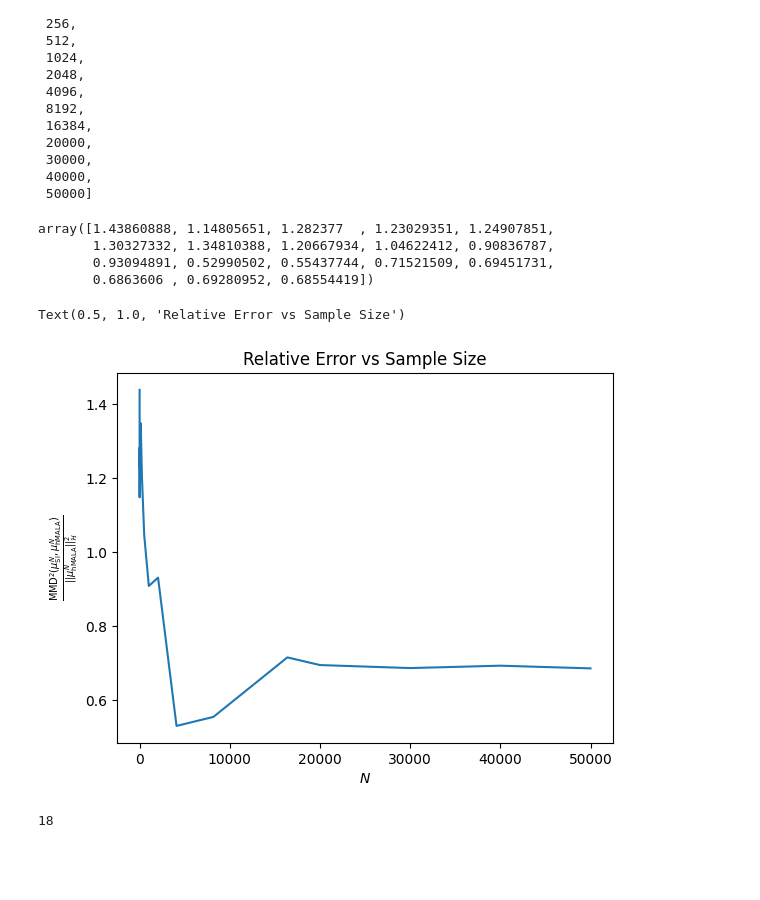
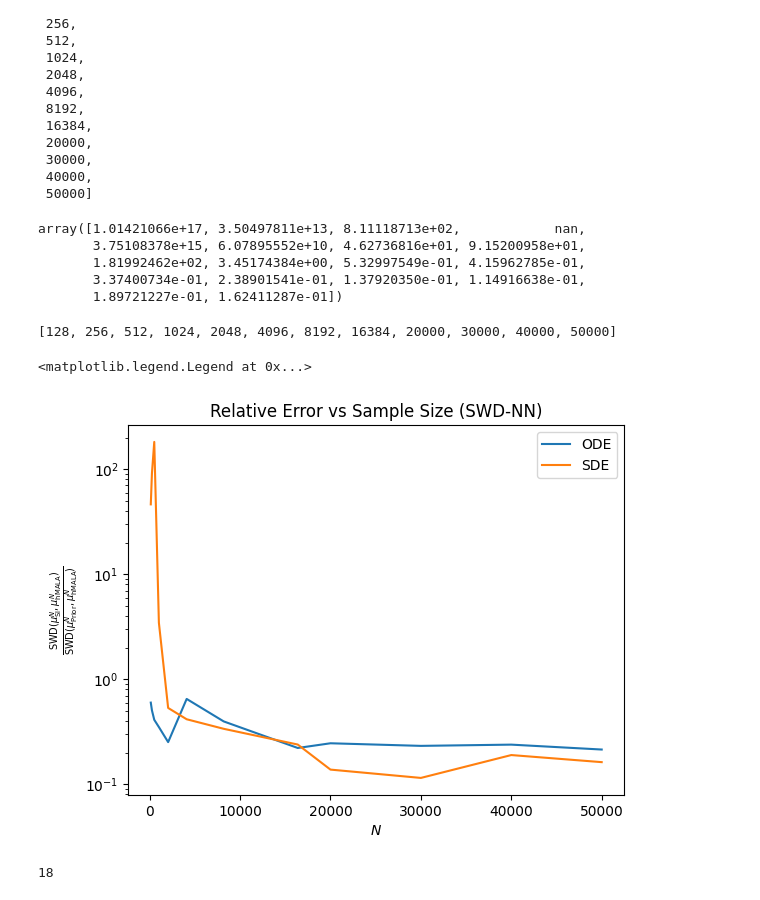
Before and after one commit to abjohnson117/TransportVsMcmcExperiments, a Jupyter notebook: poisson/convergence_testing.ipynb, the cells around one changed output. Cells and saved outputs as stored; diff of their text form; code cells hidden in the pictures; blank space fills up the shorter version.

```diff
--- a/poisson/convergence_testing.ipynb
+++ b/poisson/convergence_testing.ipynb
@@ -91,13 +91,14 @@ print(f"This is the median heuristic bandwidth: {gamma}")
 This is the median heuristic bandwidth: 0.030763771874723837
 # %%
 input_root = "convergence_results/run_00"
-input_dir = os.path.join(input_root, "nn_sample_convergence.npy")
-input_dir2 = os.path.join(input_root, "nn_sample_convergence_rel_error.npy")
+input_root2 = "convergence_results_sde/run_00"
+input_dir = os.path.join(input_root, "nn_sample_convergence_rel_error.npy")
+input_dir2 = os.path.join(input_root2, "nn_sample_convergence_rel_error.npy")
 
 u0_pca = np.load(os.path.join(input_root, "u_samps_0.npy"))
 u1_pca = np.load(os.path.join(input_root, "u_samps_1.npy"))
-mmd_array_nn = np.load(input_dir)
-rel_error_array = np.load(input_dir2)
+rel_error_array = np.load(input_dir)
+rel_error_array_sde = np.load(input_dir2)
 sample_no_list = [2**i for i in range(1, 15)]
 sample_no_list.append(20000)
 sample_no_list.append(30000)
@@ -125,24 +126,31 @@ sample_no_list
  40000,
  50000]
 # %%
-rel_error_array
+rel_error_array_sde
 # %% [output]
-array([1.43860888, 1.14805651, 1.282377  , 1.23029351, 1.24907851,
-       1.30327332, 1.34810388, 1.20667934, 1.04622412, 0.90836787,
-       0.93094891, 0.52990502, 0.55437744, 0.71521509, 0.69451731,
-       0.6863606 , 0.69280952, 0.68554419])
+array([1.01421066e+17, 3.50497811e+13, 8.11118713e+02,            nan,
+       3.75108378e+15, 6.07895552e+10, 4.62736816e+01, 9.15200958e+01,
+       1.81992462e+02, 3.45174384e+00, 5.32997549e-01, 4.15962785e-01,
+       3.37400734e-01, 2.38901541e-01, 1.37920350e-01, 1.14916638e-01,
+       1.89721227e-01, 1.62411287e-01])
+# %%
+sample_no_list[6:]
+# %% [output]
+[128, 256, 512, 1024, 2048, 4096, 8192, 16384, 20000, 30000, 40000, 50000]
 # %%
-plt.plot(sample_no_list, rel_error_array)
-# plt.yscale("log")
+plt.plot(sample_no_list[6:], rel_error_array[6:], label="ODE")
+plt.plot(sample_no_list[6:], rel_error_array_sde[6:], label="SDE")
+plt.yscale("log")
 # plt.xscale("log")
 plt.xlabel(r"$N$")
 plt.ylabel(
-    r"$\frac{\mathrm{MMD}^2(\mu^N_{\mathrm{SI}}, \mu^N_{\mathrm{hMALA}})}{||\mu^N_{\mathrm{hMALA}}||^2_{\mathcal{H}}}$"
+    r"$\frac{\mathrm{SWD}(\mu^N_{\mathrm{SI}}, \mu^N_{\mathrm{hMALA}})}{\mathrm{SWD}(\mu^N_{\mathrm{Prior}}, \mu^N_{\mathrm{hMALA}})}$"
 )
-plt.title("Relative Error vs Sample Size")
+plt.title("Relative Error vs Sample Size (SWD-NN)")
+plt.legend()
 # %% [output]
-Text(0.5, 1.0, 'Relative Error vs Sample Size')
+<matplotlib.legend.Legend at 0x...>
-[figure, old version]
+[figure, new version]
 # %%
 len(sample_no_list)
 # %% [output]
```
Also changed, not shown: 1 other file.
